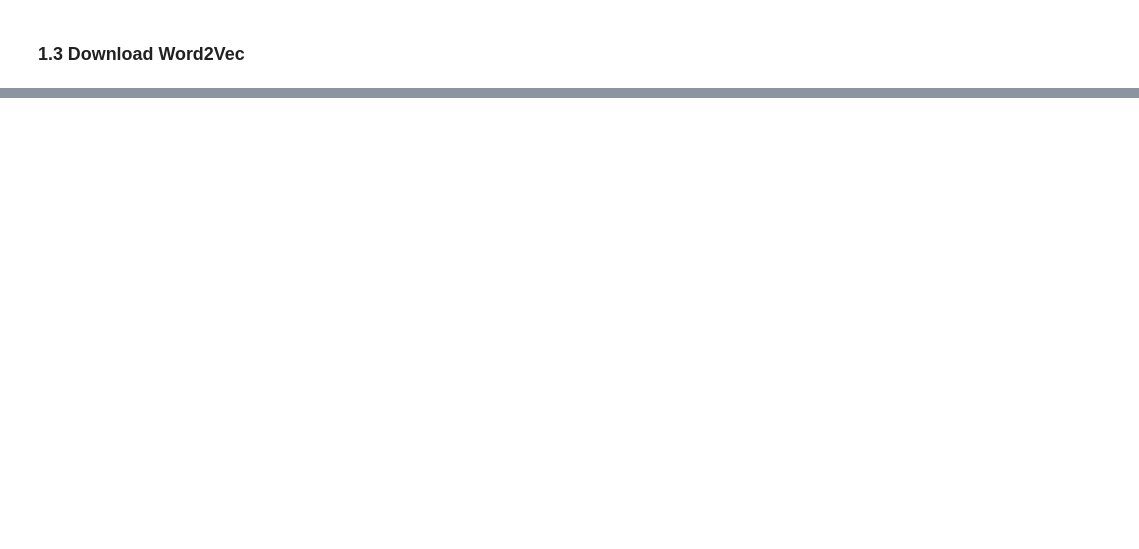
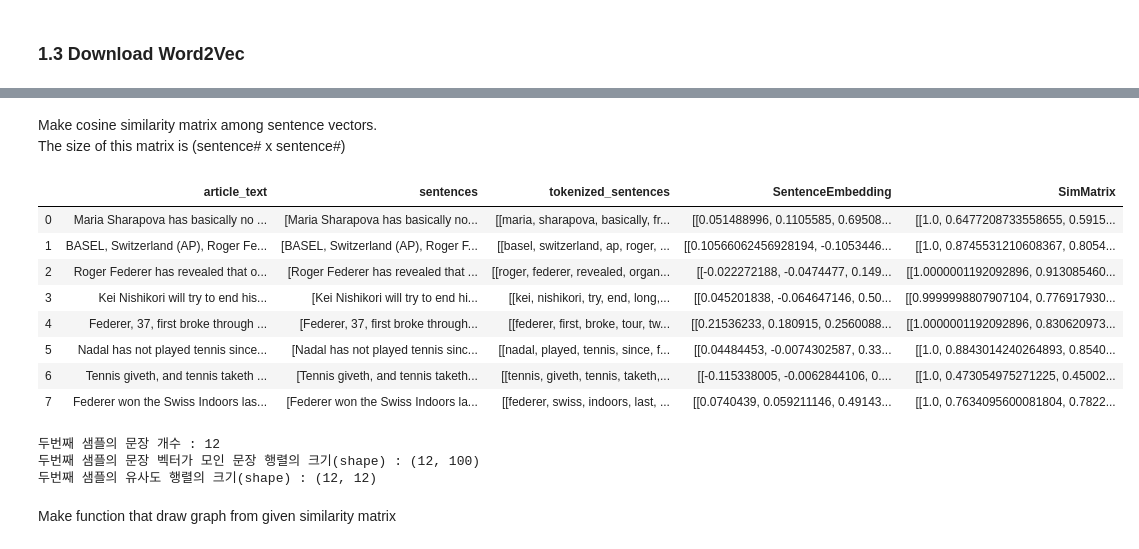
Before and after one commit to SangwonPark0211/NLP-tutorial, a Jupyter notebook: Text-Summarization/textrank_based_on_sentence_embedding.ipynb, the cells around one changed output, grey strips where cells are left out. Drawn from its saved outputs; the diff is of its cells as text; code cells hidden in the pictures; blank space fills up the shorter version.

```diff
--- a/Text-Summarization/textrank_based_on_sentence_embedding.ipynb
+++ b/Text-Summarization/textrank_based_on_sentence_embedding.ipynb
@@ -56,0 +272,14 @@ word2vec_model['cat']   # embedding for 'cat'
+# %%
+# get sentence vector from average of word vector
+def calculate_sentence_vector(sentence):
+    if len(sentence) != 0:
+        return sum([glove_dict.get(word, zero_vector) for word in sentence])/len(sentence)
+    else:
+        return zero_vector
+# %%
+# return sentence vector for each sentences
+def sentences_to_vectors(sentences):
+    return [calculate_sentence_vector(sentence) for sentence in sentences]
+# %%
+data['SentenceEmbedding'] = data['tokenized_sentences'].apply(sentences_to_vectors)
+data[['SentenceEmbedding']]
@@ -56,0 +296,33 @@ word2vec_model['cat']   # embedding for 'cat'
+# %% [markdown]
+Make cosine similarity matrix among sentence vectors.
+The size of this matrix is (sentence# x sentence#)
+# %%
+def similarity_matrix(sentence_embedding):
+    sim_mat = np.zeros([len(sentence_embedding), len(sentence_embedding)])
+    for i in range(len(sentence_embedding)):
+        for j in range(len(sentence_embedding)):
+            sim_mat[i][j] = cosine_similarity(sentence_embedding[i].reshape(1, embedding_dim), sentence_embedding[j].reshape(1, embedding_dim))[0,0]
+    return sim_mat
+# %%
+data['SimMatrix'] = data['SentenceEmbedding'].apply(similarity_matrix)
+data
+# %% [output]
+|  | article_text | sentences | tokenized_sentences | SentenceEmbedding | SimMatrix |
+| 0 | Maria Sharapova has basically no ... | [Maria Sharapova has basically no... | [[maria, sharapova, basically, fr... | [[0.051488996, 0.1105585, 0.69508... | [[1.0, 0.6477208733558655, 0.5915... |
+| 1 | BASEL, Switzerland (AP), Roger Fe... | [BASEL, Switzerland (AP), Roger F... | [[basel, switzerland, ap, roger, ... | [[0.10566062456928194, -0.1053446... | [[1.0, 0.8745531210608367, 0.8054... |
+| 2 | Roger Federer has revealed that o... | [Roger Federer has revealed that ... | [[roger, federer, revealed, organ... | [[-0.022272188, -0.0474477, 0.149... | [[1.0000001192092896, 0.913085460... |
+| 3 | Kei Nishikori will try to end his... | [Kei Nishikori will try to end hi... | [[kei, nishikori, try, end, long,... | [[0.045201838, -0.064647146, 0.50... | [[0.9999998807907104, 0.776917930... |
+| 4 | Federer, 37, first broke through ... | [Federer, 37, first broke through... | [[federer, first, broke, tour, tw... | [[0.21536233, 0.180915, 0.2560088... | [[1.0000001192092896, 0.830620973... |
+| 5 | Nadal has not played tennis since... | [Nadal has not played tennis sinc... | [[nadal, played, tennis, since, f... | [[0.04484453, -0.0074302587, 0.33... | [[1.0, 0.8843014240264893, 0.8540... |
+| 6 | Tennis giveth, and tennis taketh ... | [Tennis giveth, and tennis taketh... | [[tennis, giveth, tennis, taketh,... | [[-0.115338005, -0.0062844106, 0.... | [[1.0, 0.473054975271225, 0.45002... |
+| 7 | Federer won the Swiss Indoors las... | [Federer won the Swiss Indoors la... | [[federer, swiss, indoors, last, ... | [[0.0740439, 0.059211146, 0.49143... | [[1.0, 0.7634095600081804, 0.7822... |
+# %%
+print('두번째 샘플의 문장 개수 :',len(data['tokenized_sentences'][1]))
+print('두번째 샘플의 문장 벡터가 모인 문장 행렬의 크기(shape) :',np.shape(data['SentenceEmbedding'][1]))
+print('두번째 샘플의 유사도 행렬의 크기(shape) :',data['SimMatrix'][1].shape)
+# %% [output]
+두번째 샘플의 문장 개수 : 12
+두번째 샘플의 문장 벡터가 모인 문장 행렬의 크기(shape) : (12, 100)
+두번째 샘플의 유사도 행렬의 크기(shape) : (12, 12)
+# %% [markdown]
+Make function that draw graph from given similarity matrix
```
Also changed, not shown: parts of 42 cells of this notebook.
